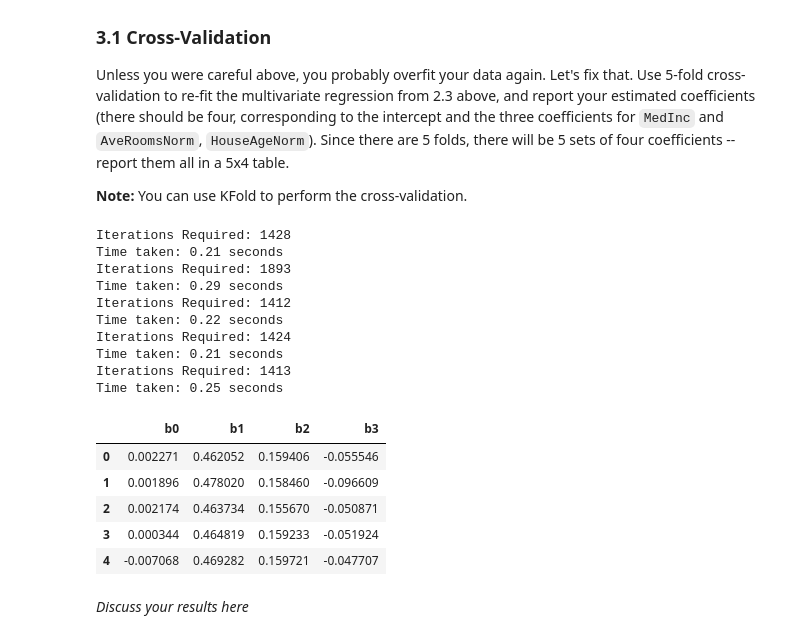
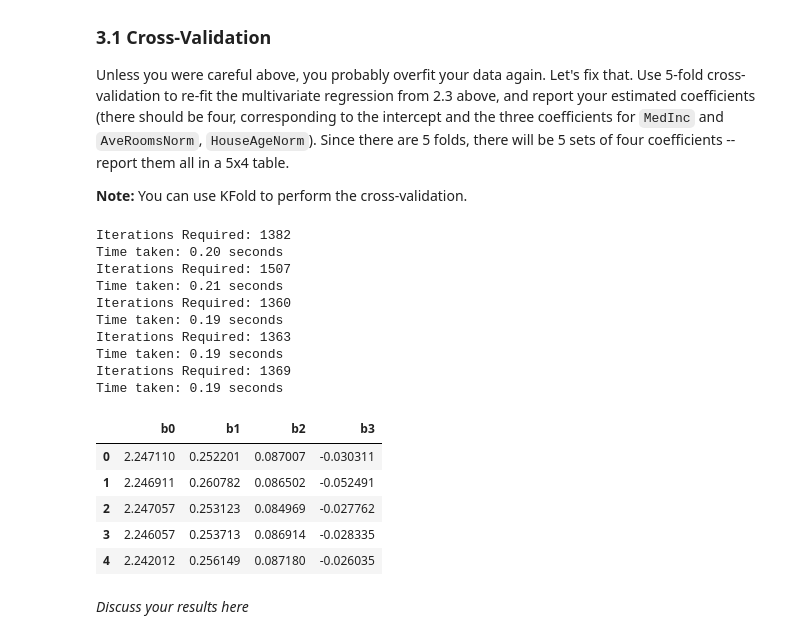
Before and after one commit to jatkins23/info251-aml-s24, a Jupyter notebook: psets/PS4/ATKINS_Jon-PS4.ipynb, the cells around one changed output. Cells and saved outputs as stored; diff of their text form; code cells hidden in the pictures.

```diff
--- a/psets/PS4/ATKINS_Jon-PS4.ipynb
+++ b/psets/PS4/ATKINS_Jon-PS4.ipynb
@@ -557,48 +556,48 @@ kf = KFold(n_splits=K)
 # Instantiate Model
 models_kf = LinearRegression()
 
 # create storage
 coefs__LR = np.zeros((K, X_norm.shape[1] + 1)) # For the built-in Linear Regression
 coefs__GD = np.zeros((K, X_norm.shape[1] + 1)) # For my implementation of Gradient Descent
 
 i = 0
 for idx_train, idx_test in kf.split(X_norm.values):
     # Split the data into training and test sets for this fold
     X_train, X_test = X_norm.values[idx_train], X_norm.values[idx_test]
-    y_train, y_test = y_norm.values[idx_train], y_norm.values[idx_test]
+    y_train, y_test = y.values[idx_train], y.values[idx_test]
 
     # Linear Regression
     # Fit the model on the training data
     models_kf.fit(X_train, y_train)
 
     # Store the coefficients and intercept for this fold
     LR_coefs = np.append(models_kf.intercept_, models_kf.coef_)
     coefs__LR[i] = LR_coefs
 
     # Gradient Descent
     GD_coefs = multivariate_ols(X_train, y_train, R=.01, MaxIterations=10000, epsilon=.0000001)
     coefs__GD[i] = GD_coefs
 
     i=i+1
 
 display(pd.DataFrame(coefs__GD).rename(columns = lambda x: f'b{x}'))
 # %% [output]
-Iterations Required: 1428
+Iterations Required: 1382
+Time taken: 0.20 seconds
+Iterations Required: 1507
 Time taken: 0.21 seconds
-Iterations Required: 1893
-Time taken: 0.29 seconds
-Iterations Required: 1412
-Time taken: 0.22 seconds
-Iterations Required: 1424
-Time taken: 0.21 seconds
-Iterations Required: 1413
-Time taken: 0.25 seconds
+Iterations Required: 1360
+Time taken: 0.19 seconds
+Iterations Required: 1363
+Time taken: 0.19 seconds
+Iterations Required: 1369
+Time taken: 0.19 seconds
 |  | b0 | b1 | b2 | b3 |
-| 0 | 0.002271 | 0.462052 | 0.159406 | -0.055546 |
-| 1 | 0.001896 | 0.478020 | 0.158460 | -0.096609 |
-| 2 | 0.002174 | 0.463734 | 0.155670 | -0.050871 |
-| 3 | 0.000344 | 0.464819 | 0.159233 | -0.051924 |
-| 4 | -0.007068 | 0.469282 | 0.159721 | -0.047707 |
+| 0 | 2.247110 | 0.252201 | 0.087007 | -0.030311 |
+| 1 | 2.246911 | 0.260782 | 0.086502 | -0.052491 |
+| 2 | 2.247057 | 0.253123 | 0.084969 | -0.027762 |
+| 3 | 2.246057 | 0.253713 | 0.086914 | -0.028335 |
+| 4 | 2.242012 | 0.256149 | 0.087180 | -0.026035 |
 # %% [markdown]
 *Discuss your results here*
 # %% [markdown]
```
Also changed, not shown: parts of 14 cells of this notebook.
